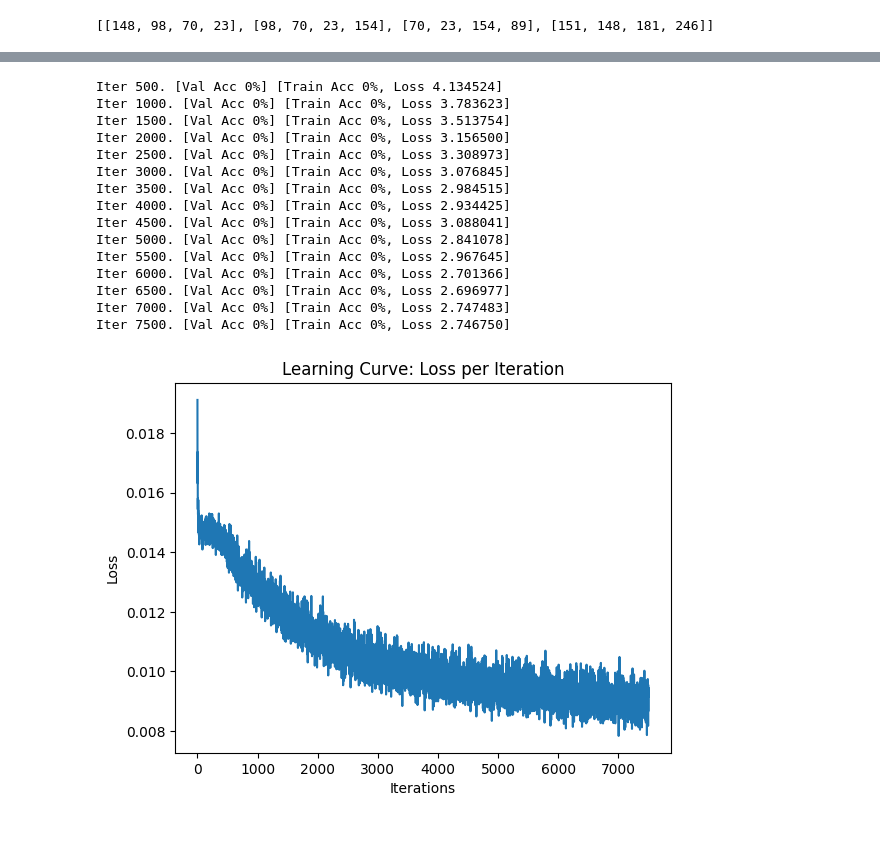
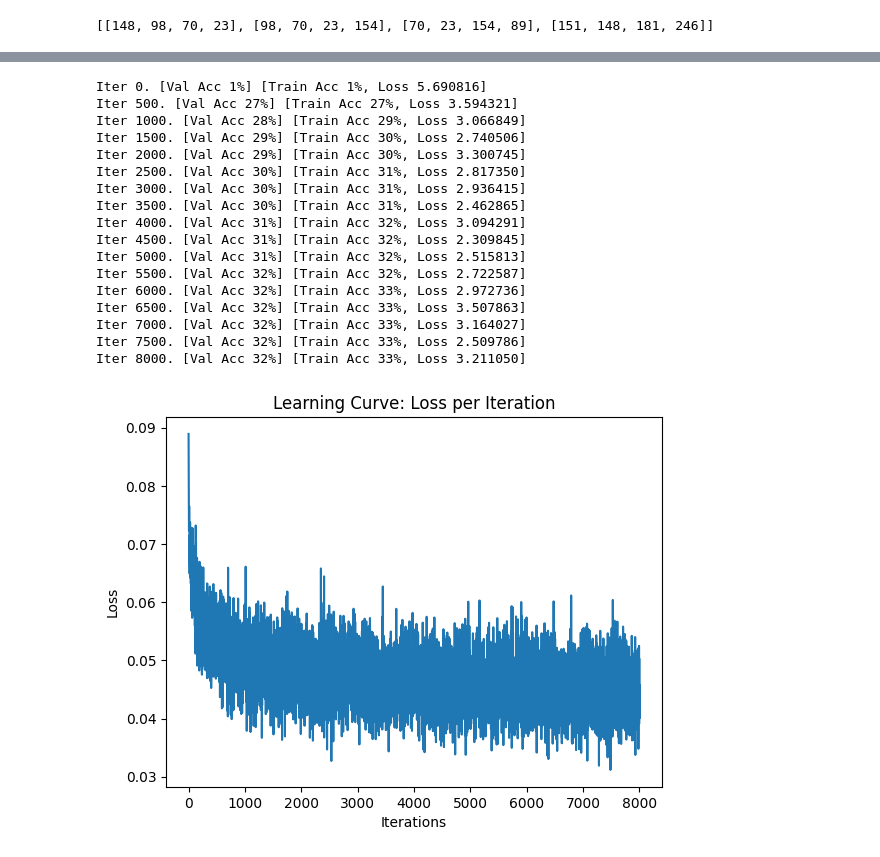
Before and after one commit to Patrick-Hogeveen/Attn-Practice, a Jupyter notebook: transformer_decoder.ipynb, the cells around one changed output, grey strips where cells are left out. Drawn from its saved outputs; the diff is of its cells as text; code cells hidden in the pictures.

```diff
--- a/transformer_decoder.ipynb
+++ b/transformer_decoder.ipynb
@@ -102,2 +118,20 @@ class multiHeadedAttention(nn.Module):
+# %%
+class Decoder(nn.Module):
+    '''Combinds MultiHeadedAttention and FeeForward, three layers'''
+    def __init__(self, dims, nheads, embn, con_l, drop=0.0):
+        super(Decoder, self).__init__()
+
+        self.slf_attn = multiHeadedAttention(nheads, dims,embn, con_l, dropout=drop)
+
+        self.ffn = positionFeedFoward(embn, embn, drop=drop)
+
+        self.norm1 = nn.LayerNorm(embn)
+        self.norm2 = nn.LayerNorm(embn)
+
+    def forward(self, x):
+        x = x + self.slf_attn(self.norm1(x))
+        x = x + self.ffn(self.norm2(x))
+
+        return x
 # %%
 #heads, d_model, d_km d_v as per the paper
@@ -446 +354,5 @@ model = Transformer(
+# %%
+model = languageModel(
+    len(vocab),  384 ,6, 6, 3
+    ).to(device)
 # %%
@@ -476,9 +384,9 @@ def estimate_accuracy_torch(model, data, batch_size=5000, max_N=100000):
         xs, ts = data[i:i+batch_size,:3], data[i:i+batch_size,3]
 
         # forward pass prediction
-        z = model(torch.Tensor(xs).long().to(device))
-        z = z.cpu().detach().numpy() # convert the PyTorch tensor => numpy array
-        pred = np.argmax(z)
+        z = model(torch.Tensor(xs).long().to(device))[0]
+        z = z.cpu().detach().numpy()[:,0,:] # convert the PyTorch tensor => numpy array
+        pred = np.argmax(z, axis=-1)
         correct += np.sum(pred == ts)
         N += ts.shape[0]
 
@@ -486,14 +394,14 @@ def estimate_accuracy_torch(model, data, batch_size=5000, max_N=100000):
             break
     return correct / N
 # %%
-def train(model, train_data=train4grams, validation_data = valid4grams, batch_size=300, lr=3e-4, weight_decay=0, max_iters=2500, checkpoint_path=None):
+def train(model, train_data=train4grams, validation_data = valid4grams, batch_size=64, lr=3e-4, weight_decay=0, max_iters=2500, checkpoint_path=None):
     criterion = nn.CrossEntropyLoss()
     optimizer = optim.Adam(model.parameters(), lr=lr, betas=(0.9, 0.98))
 
     iters, losses = [], []
     iters_sub, train_accs, val_accs  = [], [] ,[]
 
-    n = 1
+    n = 0
 
     while True:
         for i in range(0, train_data.shape[0], batch_size):
@@ -506,7 +414,7 @@ def train(model, train_data=train4grams, validation_data = valid4grams, batch_si
             ts = torch.Tensor(ts).long().to(device)
             trg = torch.Tensor(trg).long().to(device)
 
-            zs = model(xs)[:,0,:]
+            zs = model(xs)[0][:,0,:]
             loss = criterion(zs, ts) # compute the total loss
             loss.backward()          # compute updates for each parameter
             optimizer.step()         # make the updates for each parameter
@@ -556,22 +464,24 @@ def plot_learning_curve(iters, losses, iters_sub, train_accs, val_accs):
     plt.legend(loc='best')
     plt.show()
 # %%
-train_info = train(model, max_iters=7500)
+train_info = train(model, max_iters=8000)
 plot_learning_curve(*train_info)
 # %% [output]
-Iter 500. [Val Acc 0%] [Train Acc 0%, Loss 4.134524]
-Iter 1000. [Val Acc 0%] [Train Acc 0%, Loss 3.783623]
-Iter 1500. [Val Acc 0%] [Train Acc 0%, Loss 3.513754]
-Iter 2000. [Val Acc 0%] [Train Acc 0%, Loss 3.156500]
-Iter 2500. [Val Acc 0%] [Train Acc 0%, Loss 3.308973]
-Iter 3000. [Val Acc 0%] [Train Acc 0%, Loss 3.076845]
-Iter 3500. [Val Acc 0%] [Train Acc 0%, Loss 2.984515]
-Iter 4000. [Val Acc 0%] [Train Acc 0%, Loss 2.934425]
-Iter 4500. [Val Acc 0%] [Train Acc 0%, Loss 3.088041]
-Iter 5000. [Val Acc 0%] [Train Acc 0%, Loss 2.841078]
-Iter 5500. [Val Acc 0%] [Train Acc 0%, Loss 2.967645]
-Iter 6000. [Val Acc 0%] [Train Acc 0%, Loss 2.701366]
-Iter 6500. [Val Acc 0%] [Train Acc 0%, Loss 2.696977]
-Iter 7000. [Val Acc 0%] [Train Acc 0%, Loss 2.747483]
-Iter 7500. [Val Acc 0%] [Train Acc 0%, Loss 2.746750]
+Iter 0. [Val Acc 1%] [Train Acc 1%, Loss 5.690816]
+Iter 500. [Val Acc 27%] [Train Acc 27%, Loss 3.594321]
+Iter 1000. [Val Acc 28%] [Train Acc 29%, Loss 3.066849]
+Iter 1500. [Val Acc 29%] [Train Acc 30%, Loss 2.740506]
+Iter 2000. [Val Acc 29%] [Train Acc 30%, Loss 3.300745]
+Iter 2500. [Val Acc 30%] [Train Acc 31%, Loss 2.817350]
+Iter 3000. [Val Acc 30%] [Train Acc 31%, Loss 2.936415]
+Iter 3500. [Val Acc 30%] [Train Acc 31%, Loss 2.462865]
+Iter 4000. [Val Acc 31%] [Train Acc 32%, Loss 3.094291]
+Iter 4500. [Val Acc 31%] [Train Acc 32%, Loss 2.309845]
+Iter 5000. [Val Acc 31%] [Train Acc 32%, Loss 2.515813]
+Iter 5500. [Val Acc 32%] [Train Acc 32%, Loss 2.722587]
+Iter 6000. [Val Acc 32%] [Train Acc 33%, Loss 2.972736]
+Iter 6500. [Val Acc 32%] [Train Acc 33%, Loss 3.507863]
+Iter 7000. [Val Acc 32%] [Train Acc 33%, Loss 3.164027]
+Iter 7500. [Val Acc 32%] [Train Acc 33%, Loss 2.509786]
+Iter 8000. [Val Acc 32%] [Train Acc 33%, Loss 3.211050]
-[figure, old version]
+[figure, new version]
```
Also changed, not shown: parts of 21 cells of this notebook.
